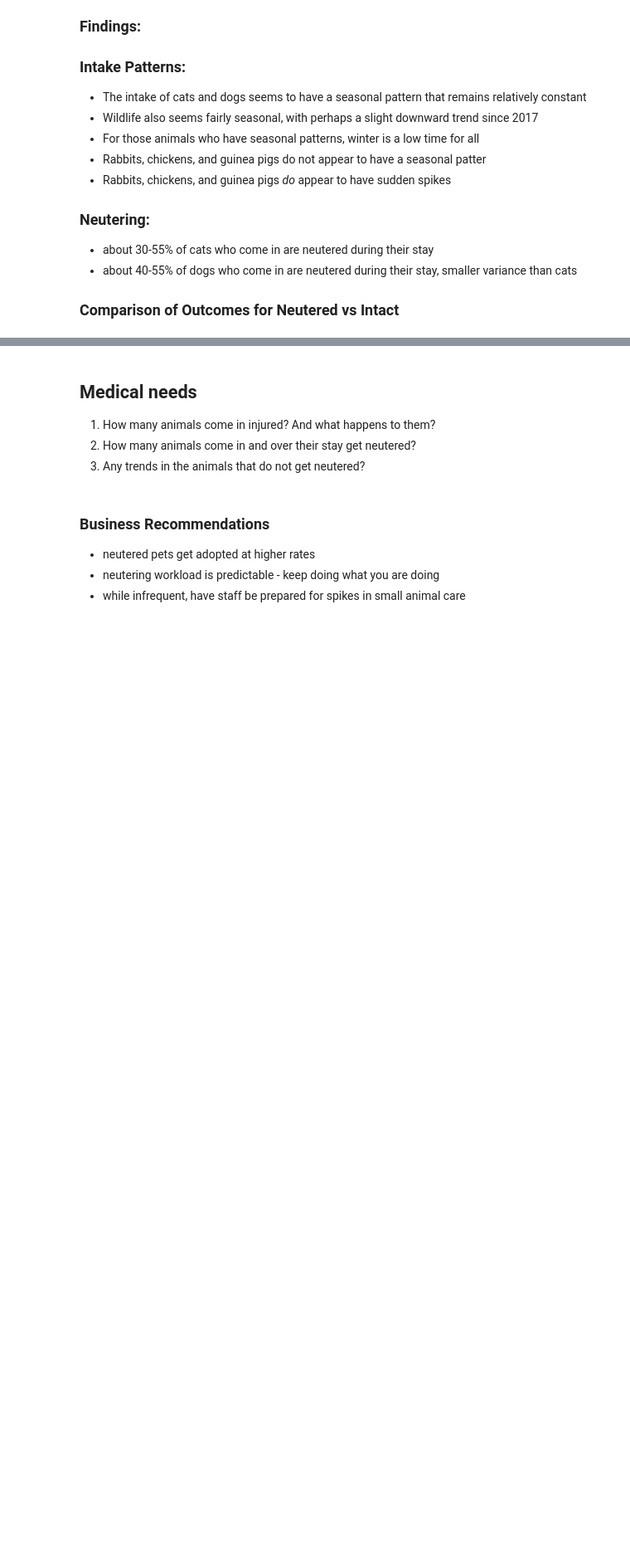
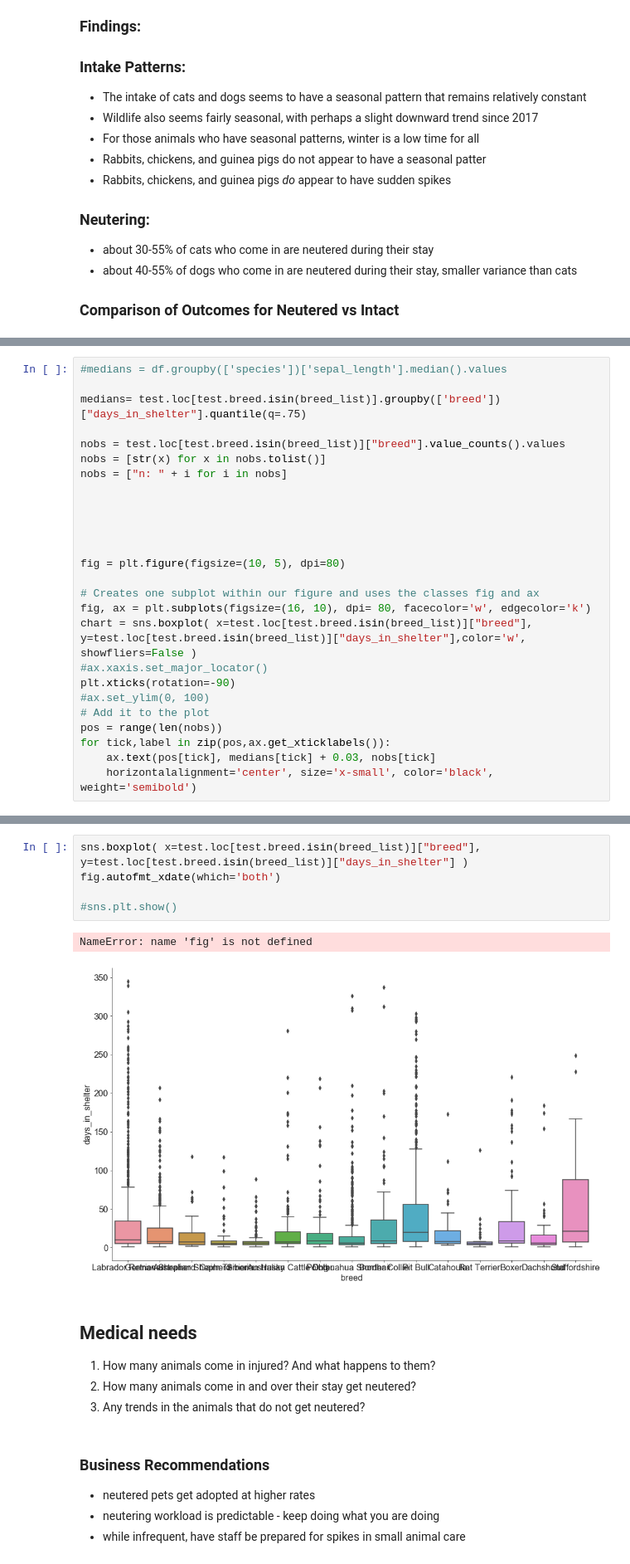
Before and after one commit to learn-co-curriculum/dsc-mod1-template, a Jupyter notebook: animal_shelter_needs_analysis.ipynb, the cells around one changed output, grey strips where cells are left out. Shown at 83% size. Cells and saved outputs as stored; diff of their text form; blank space fills up the shorter version.

```diff
--- a/animal_shelter_needs_analysis.ipynb
+++ b/animal_shelter_needs_analysis.ipynb
@@ -238,0 +284,26 @@ viz_t.df_table_percents(compare_neuter_outcome, "Percent Outcome Type for Cats w
+# %%
+#medians = df.groupby(['species'])['sepal_length'].median().values
+
+medians= test.loc[test.breed.isin(breed_list)].groupby(['breed'])["days_in_shelter"].quantile(q=.75)
+
+nobs = test.loc[test.breed.isin(breed_list)]["breed"].value_counts().values
+nobs = [str(x) for x in nobs.tolist()]
+nobs = ["n: " + i for i in nobs]
+
+
+
+
+
+fig = plt.figure(figsize=(10, 5), dpi=80)
+
+# Creates one subplot within our figure and uses the classes fig and ax
+fig, ax = plt.subplots(figsize=(16, 10), dpi= 80, facecolor='w', edgecolor='k')
+chart = sns.boxplot( x=test.loc[test.breed.isin(breed_list)]["breed"], y=test.loc[test.breed.isin(breed_list)]["days_in_shelter"],color='w', showfliers=False )
+#ax.xaxis.set_major_locator()
+plt.xticks(rotation=-90)
+#ax.set_ylim(0, 100)
+# Add it to the plot
+pos = range(len(nobs))
+for tick,label in zip(pos,ax.get_xticklabels()):
+    ax.text(pos[tick], medians[tick] + 0.03, nobs[tick]
+    horizontalalignment='center', size='x-small', color='black', weight='semibold')
@@ -239,3 +326,11 @@ viz_t.df_table_percents(compare_neuter_outcome, "Percent Outcome Type for Cats w
+# %%
+sns.boxplot( x=test.loc[test.breed.isin(breed_list)]["breed"], y=test.loc[test.breed.isin(breed_list)]["days_in_shelter"] )
+fig.autofmt_xdate(which='both')
+
+#sns.plt.show()
+# %% [output]
+NameError: name 'fig' is not defined
+[figure, added]
 # %% [markdown]
 ## Medical needs
 
```
Also changed, not shown: parts of 17 cells of this notebook, 6 other files.
